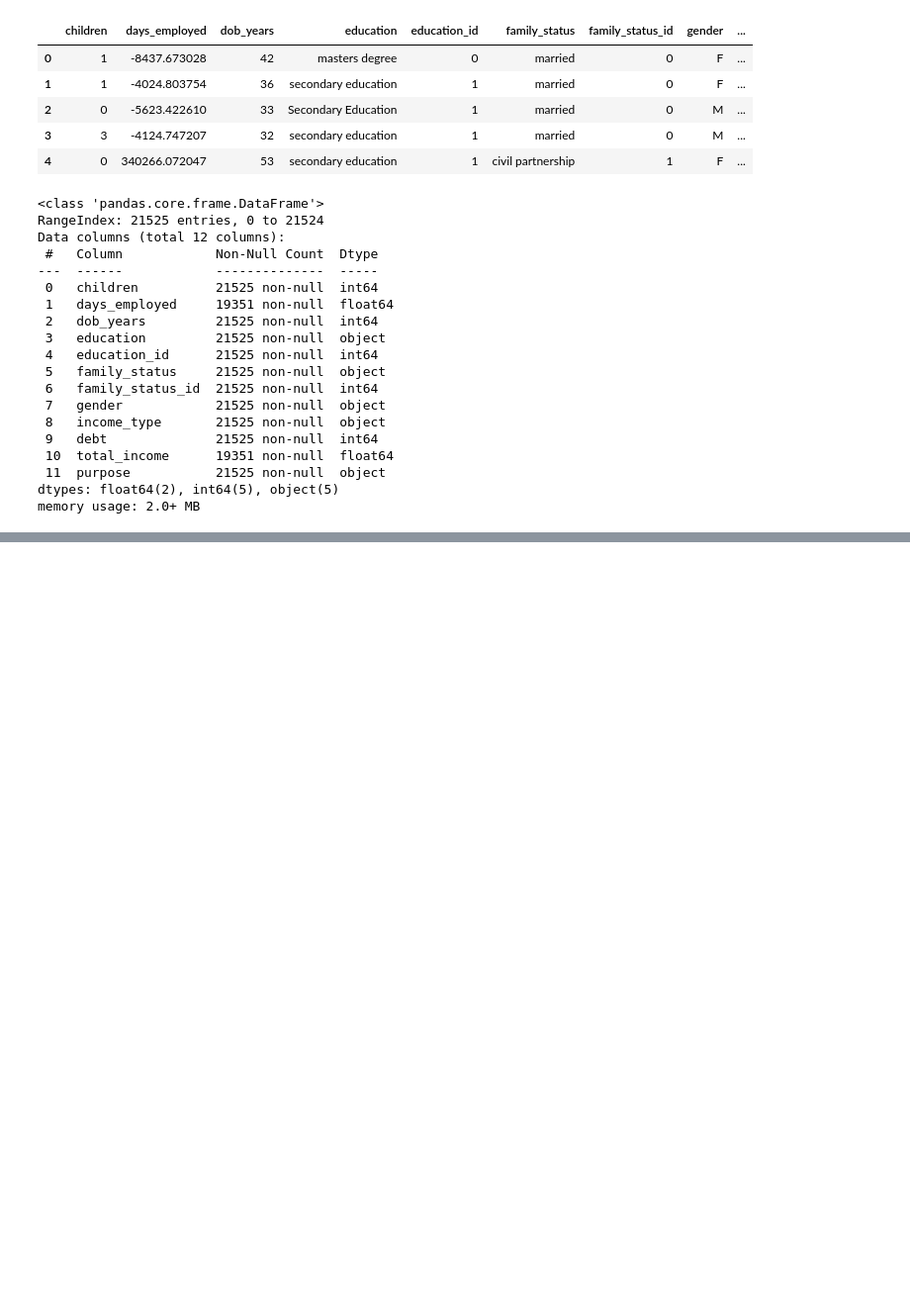
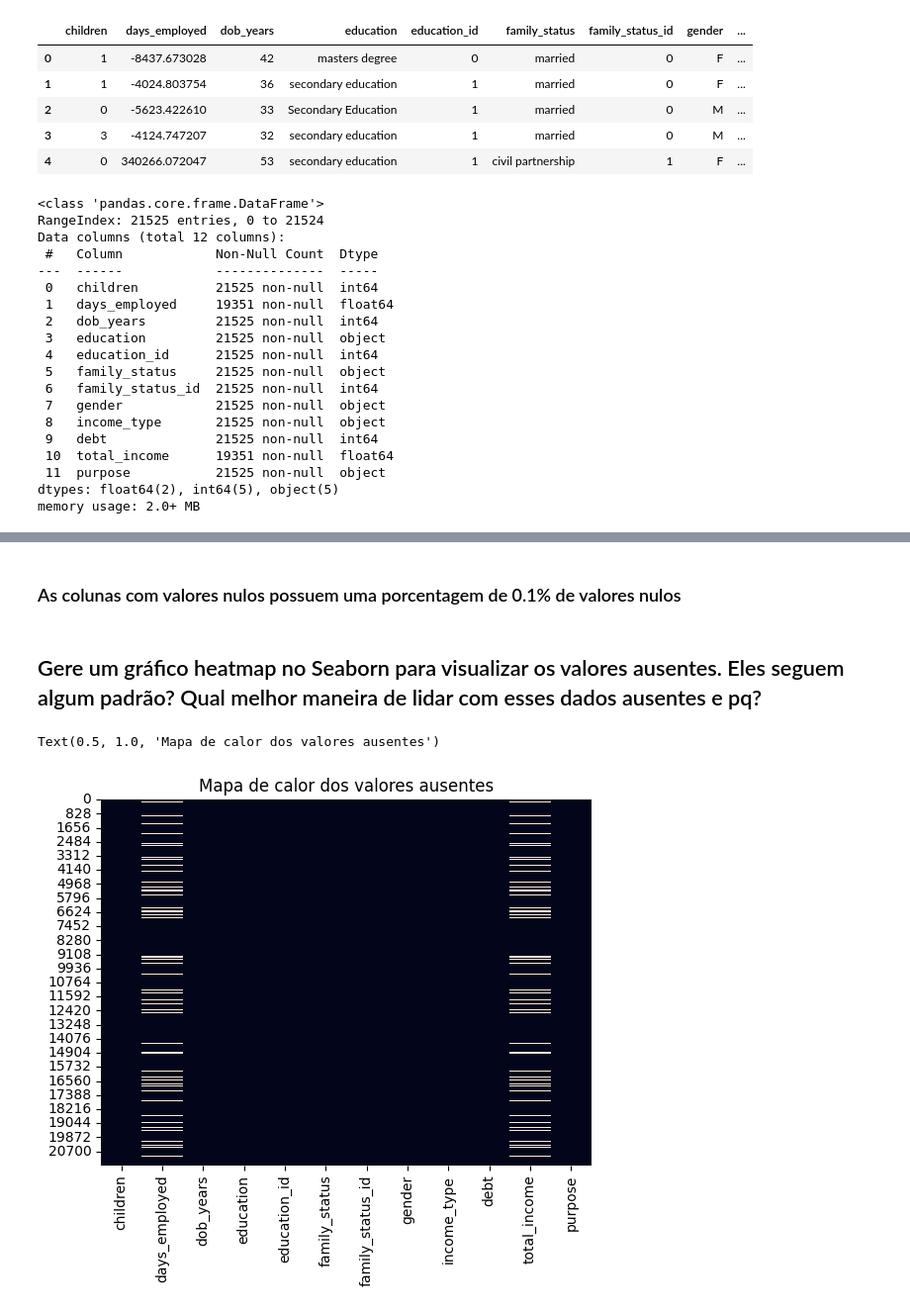
Before and after one commit to srtjazz/gc-python-2024, a Jupyter notebook: aula_11/exercicio_23_mini_boss/exercicio_23_mini_boss.ipynb, the cells around one changed output, grey strips where cells are left out. Shown at 99% size. Drawn from its saved outputs; the diff is of its cells as text; code cells hidden in the pictures; blank space fills up the shorter version.

Commit message:
quase concluindo exercício 23 credit_score_eng

```diff
--- a/aula_11/exercicio_23_mini_boss/exercicio_23_mini_boss.ipynb
+++ b/aula_11/exercicio_23_mini_boss/exercicio_23_mini_boss.ipynb
@@ -94,0 +113,10 @@ credit_scoring_eng[(credit_scoring_eng['family_status_id'] == 0)]
+# %% [markdown]
+### As colunas com valores nulos possuem uma porcentagem de 0.1% de valores nulos
+# %% [markdown]
+## Gere um gráfico heatmap no Seaborn para visualizar os valores ausentes. Eles seguem algum padrão? Qual melhor maneira de lidar com esses dados ausentes e pq?
+# %%
+sns.heatmap(credit_scoring_eng.isna(), cbar=False)
+plt.title('Mapa de calor dos valores ausentes')
+# %% [output]
+Text(0.5, 1.0, 'Mapa de calor dos valores ausentes')
+[figure, added]
```
Also changed, not shown: parts of 19 cells of this notebook.
